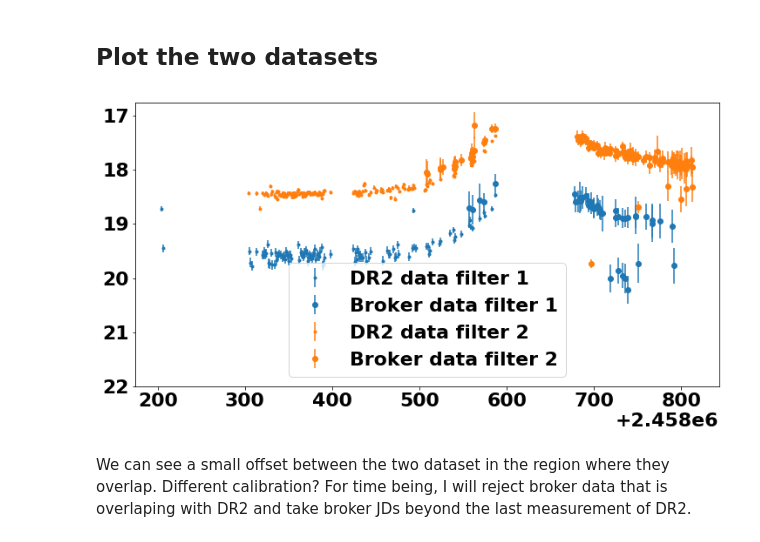
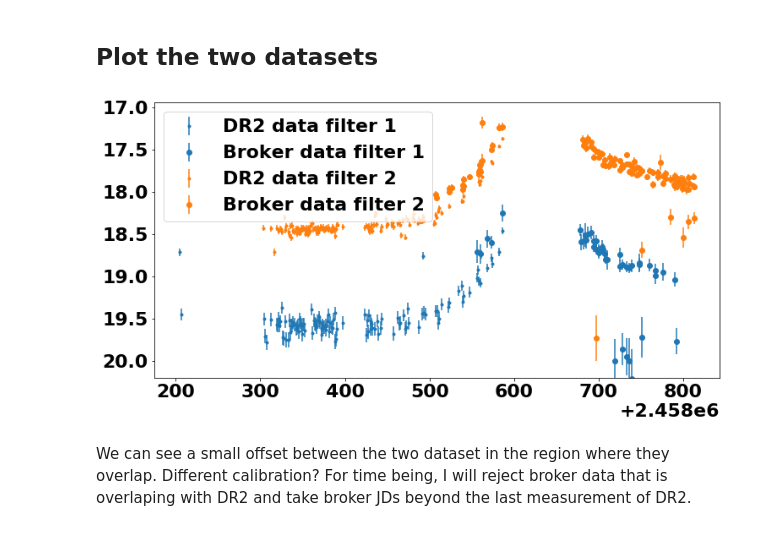
Before and after one commit to Azhom/ZTF_mulens_simulator, a Jupyter notebook: step3_real_data.ipynb, the cells around one changed output. Saved outputs shown, nothing was run; the diff lists cells and outputs as text; code cells hidden in the pictures.

Commit message:
Fix wrong error bar, and wrong path to data

```diff
--- a/step3_real_data.ipynb
+++ b/step3_real_data.ipynb
@@ -81,7 +81,7 @@ def dc_mag(fid, magpsf,sigmapsf, magnr,sigmagnr, magzpsci, isdiffpos):
         dc_mag = magzpsci
         dc_sigmag = sigmapsf
 
-    return dc_mag
+    return dc_mag, dc_sigmag
 # %% [markdown]
 ## ZTF DR2 light-curves
 
@@ -98,7 +98,7 @@ Image(filename='dr2_query_screenshot.png')
 # (ii)position (flat-fielding); and
 # (iii)survey field (sky location).
 #For details,see: http://nesssi.cacr.caltech.edu/ZTF/Web/Calib.html
-filenames = ['dr2_gband_ZTF19aainwvb.csv', 'dr2_rband_ZTF19aainwvb.csv']
+filenames = ['additional_data/dr2_gband_ZTF19aainwvb.csv', 'additional_data/dr2_rband_ZTF19aainwvb.csv']
 
 dr2 = []
 for filename in filenames:
@@ -114,7 +114,7 @@ for filename in filenames:
 
 Let's take data from brokers. We use data from Lasair https://lasair.roe.ac.uk/object/ZTF19aainwvb/
 # %%
-with open('broker_allbands_ZTF19aainwvb.json', 'r') as f:
+with open('additional_data/broker_allbands_ZTF19aainwvb.json', 'r') as f:
     raw_data = json.load(f)
 
 # Extract fields
@@ -139,10 +139,10 @@ isdiffpos = isdiffpos[maskNotNone]
 magnr = magnr[maskNotNone]
 
 # Compute DC mag
-mag_ = np.array([dc_mag(i[0], i[1], i[2], i[3], i[4], i[5], i[6]) for i in zip(fid, mag, err, magnr, sigmagnr, magzpsci, isdiffpos)])
-
-# inplace replacement
-mag = mag_
+mag, err = np.array([
+    dc_mag(i[0], i[1], i[2], i[3], i[4], i[5], i[6])
+    for i in zip(fid, mag, err, magnr, sigmagnr, magzpsci, isdiffpos)
+]).T
 
 broker = []
 for filt in [1, 2]:
@@ -153,27 +153,27 @@ for filt in [1, 2]:
 # %%
 fig, ax = plt.subplots(1, 1, figsize=(12, 6))
 for filt, color in zip([0, 1], ['C0', 'C1']):
     plt.errorbar(
         dr2[filt][2],
         dr2[filt][0],
         yerr=dr2[filt][1],
         ls='', marker='.',
         color=color,
         label='DR2 data filter {}'.format(filt+1))
     plt.errorbar(
         broker[filt][2],
         broker[filt][0],
         yerr=broker[filt][1],
         ls='', marker='o',
         color=color,
         label='Broker data filter {}'.format(filt+1))
 
-plt.ylim([None, 22])
+plt.ylim([None, 20.2])
 plt.gca().invert_yaxis()
 plt.legend()
 plt.show()
 # %% [output]
-[figure, old version]
+[figure, new version]
 # %% [markdown]
 We can see a small offset between the two dataset in the region where they overlap. Different calibration? For time being, I will reject broker data that is overlaping with DR2 and take broker JDs beyond the last measurement of DR2.
 # %% [markdown]
```
Also changed, not shown: parts of 4 cells of this notebook.
